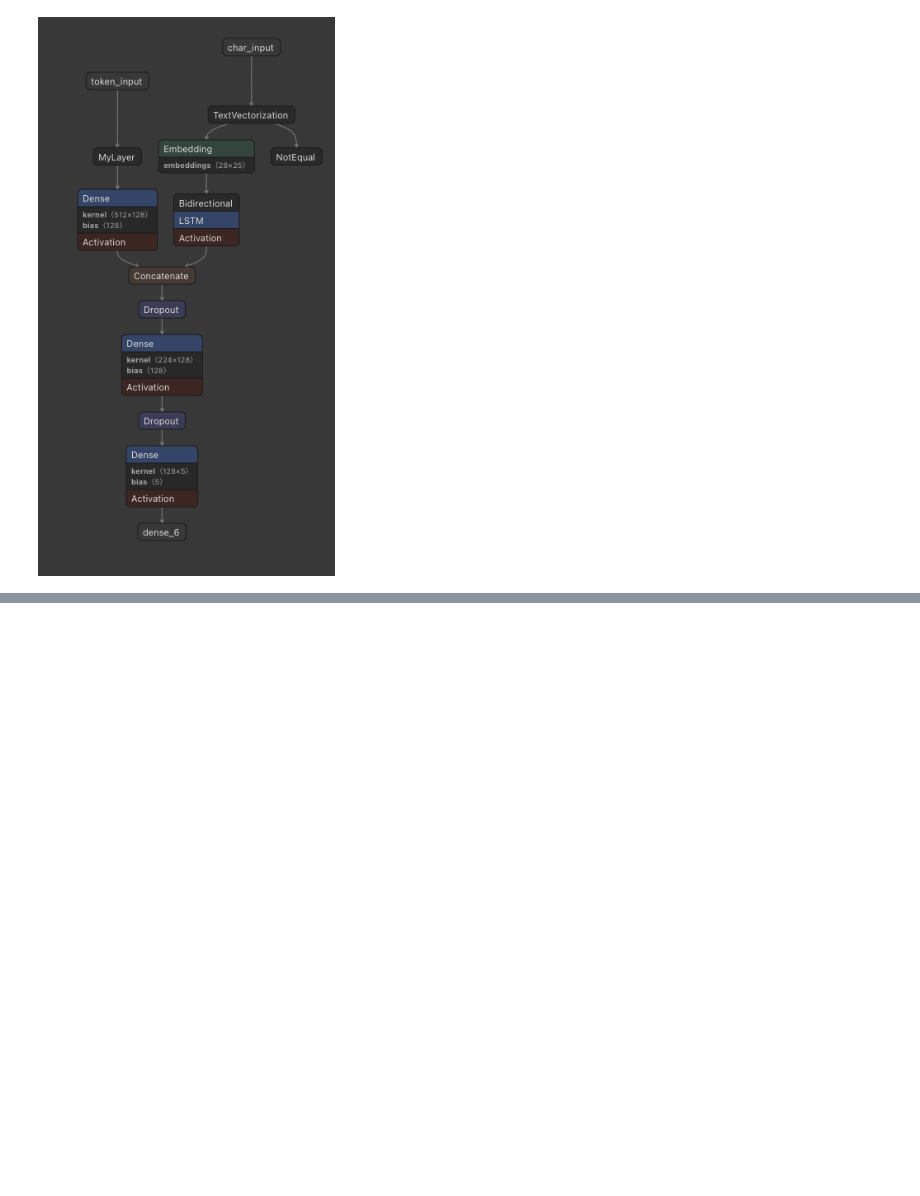
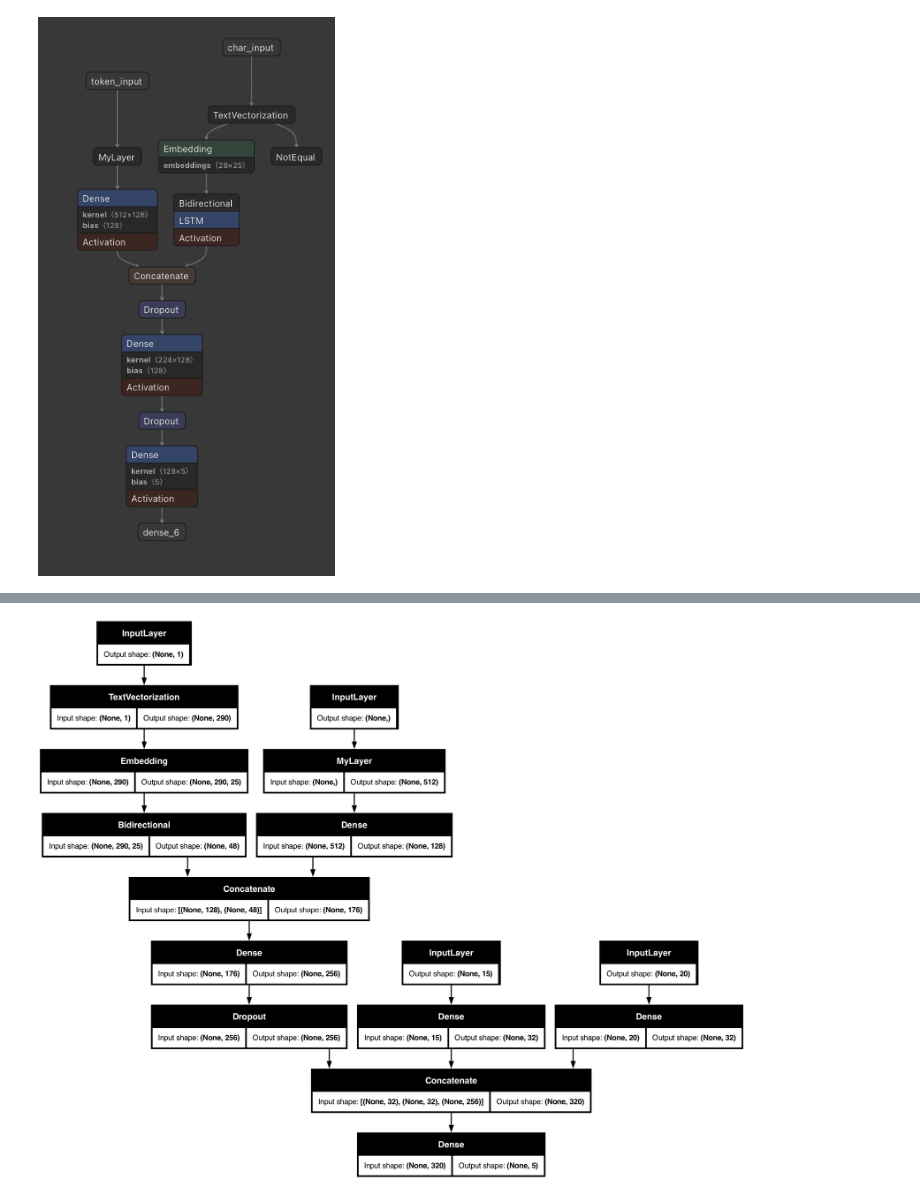
Before and after one commit to czhurdlespeed/TFDevCert, a Jupyter notebook: TFCert_Practice/09_SkimLit_nlp_milestone_project.ipynb, the cells around one changed output, grey strips where cells are left out. Saved outputs shown, nothing was run; the diff lists cells and outputs as text; code cells hidden in the pictures; blank space fills up the shorter version.

```diff
--- a/TFCert_Practice/09_SkimLit_nlp_milestone_project.ipynb
+++ b/TFCert_Practice/09_SkimLit_nlp_milestone_project.ipynb
@@ -786,6 +787,6 @@ Length of vectorized characters: 290
 # %%
 char_emed = layers.Embedding(input_dim=len(char_vocab), output_dim=25, # 25 is the output_dim from the paper
-                             mask_zero=True, name="char_embed")
+                             mask_zero=False, name="char_embed")
 # %%
 # Test out character embedding layer
 print(f"Charified text:\n{random_train_chars}\n")
@@ -966,0 +1252,5 @@ Image("model_4_architecture.png")
+# %%
+from tensorflow.keras.utils import plot_model
+plot_model(model_5, show_shapes=True)
+# %% [output]
+[figure, added]
```
Also changed, not shown: parts of 59 cells of this notebook, 5 other files.
